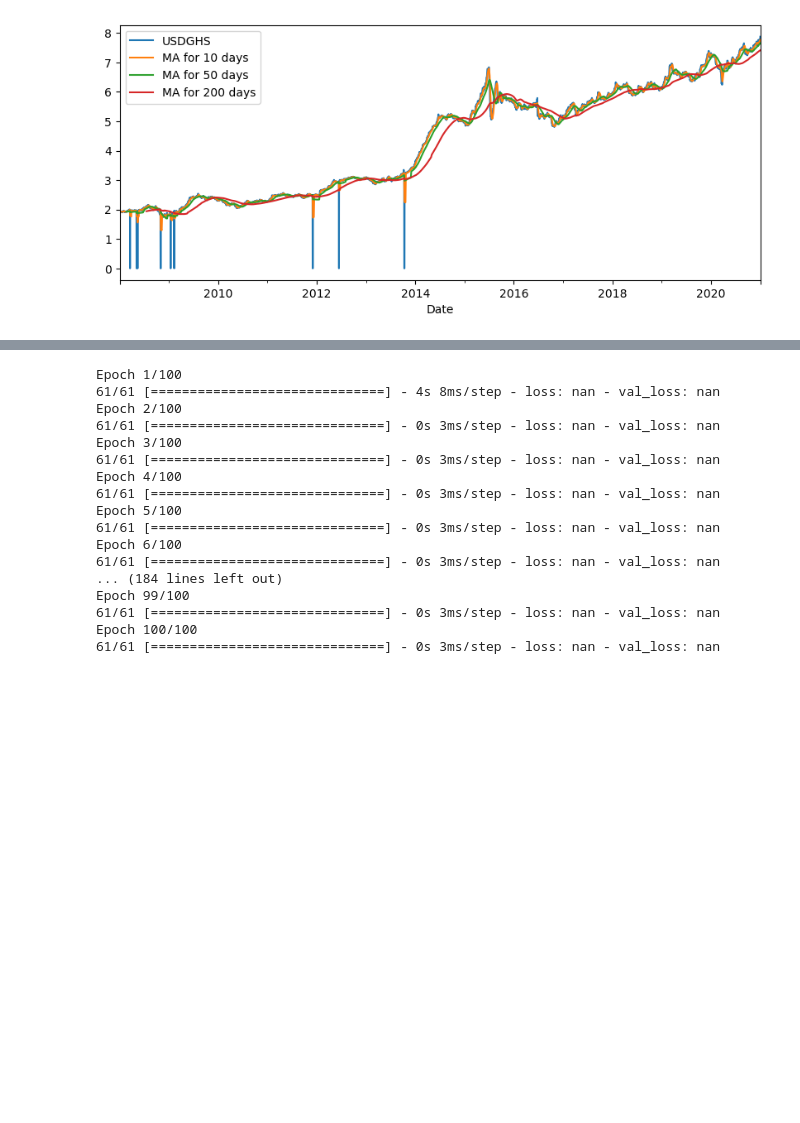
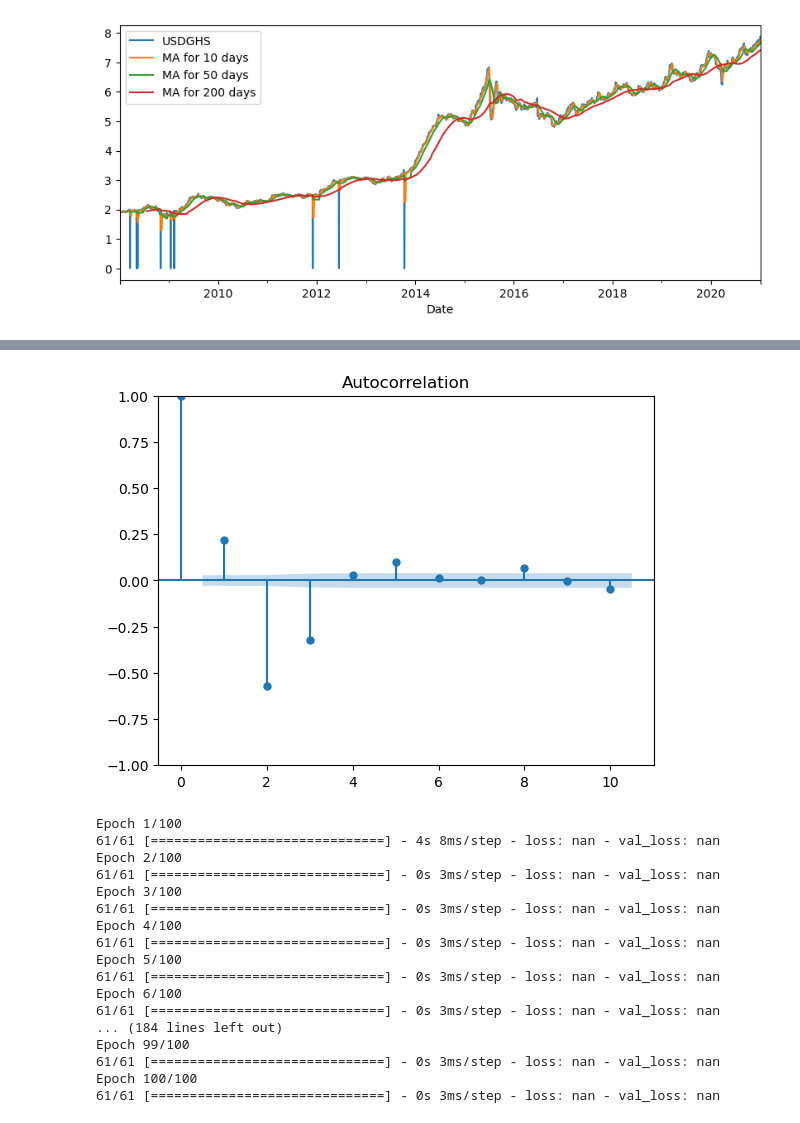
Before and after one commit to Abubakar-56/NNETwithForex, a Jupyter notebook: NNET.ipynb, the cells around one changed output, grey strips where cells are left out. Cells and saved outputs as stored; diff of their text form; code cells hidden in the pictures; blank space fills up the shorter version.

```diff
--- a/NNET.ipynb
+++ b/NNET.ipynb
@@ -150,3 +219,12 @@ Is stationary: False
+# %%
+from statsmodels.graphics import tsaplots
+import matplotlib.pyplot as plt
+
+#plot autocorrelation function
+fig = tsaplots.plot_acf(df_diff['USDGHS_diff2'], lags=10)
+plt.show()
+# %% [output]
+[figure, added]
 # %%
 # Split the dataset into training, validation, and testing sets
 train_df = df.iloc[:int(len(df)*0.6)]
```
Also changed, not shown: parts of 8 cells of this notebook.
